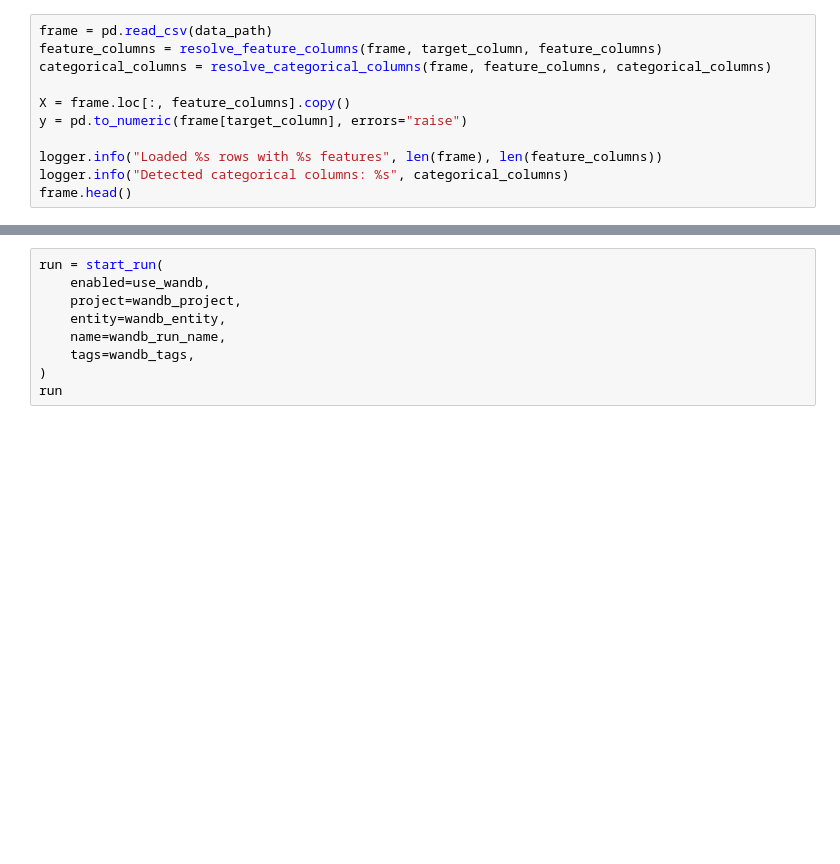
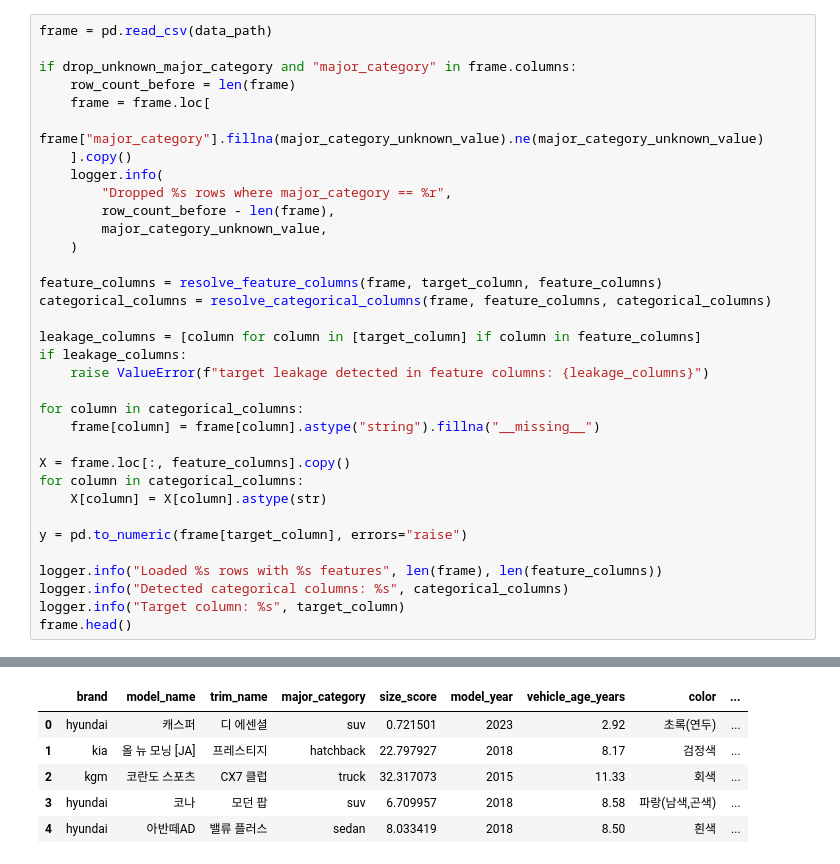
Before and after one commit to SKNETWORKS-FAMILY-AICAMP/SKN28-1st-4team, a Jupyter notebook: predict_engine_research/src/main.ipynb, the cells around one changed output, grey strips where cells are left out. Cells and saved outputs as stored; diff of their text form; blank space fills up the shorter version.

```diff
--- a/predict_engine_research/src/main.ipynb
+++ b/predict_engine_research/src/main.ipynb
@@ -65,11 +142,35 @@ device_report
 # %%
 frame = pd.read_csv(data_path)
+
+if drop_unknown_major_category and "major_category" in frame.columns:
+    row_count_before = len(frame)
+    frame = frame.loc[
+        frame["major_category"].fillna(major_category_unknown_value).ne(major_category_unknown_value)
+    ].copy()
+    logger.info(
+        "Dropped %s rows where major_category == %r",
+        row_count_before - len(frame),
+        major_category_unknown_value,
+    )
+
 feature_columns = resolve_feature_columns(frame, target_column, feature_columns)
 categorical_columns = resolve_categorical_columns(frame, feature_columns, categorical_columns)
 
+leakage_columns = [column for column in [target_column] if column in feature_columns]
+if leakage_columns:
+    raise ValueError(f"target leakage detected in feature columns: {leakage_columns}")
+
+for column in categorical_columns:
+    frame[column] = frame[column].astype("string").fillna("__missing__")
+
 X = frame.loc[:, feature_columns].copy()
+for column in categorical_columns:
+    X[column] = X[column].astype(str)
+
 y = pd.to_numeric(frame[target_column], errors="raise")
 
 logger.info("Loaded %s rows with %s features", len(frame), len(feature_columns))
 logger.info("Detected categorical columns: %s", categorical_columns)
+logger.info("Target column: %s", target_column)
 frame.head()
+# %% [output]
@@ -76,9 +181,6 @@ frame.head()
+|  | brand | model_name | trim_name | major_category | size_score | model_year | vehicle_age_years | color | ... |
+| 0 | hyundai | 캐스퍼 | 디 에센셜 | suv | 0.721501 | 2023 | 2.92 | 초록(연두) | ... |
+| 1 | kia | 올 뉴 모닝 [JA] | 프레스티지 | hatchback | 22.797927 | 2018 | 8.17 | 검정색 | ... |
+| 2 | kgm | 코란도 스포츠 | CX7 클럽 | truck | 32.317073 | 2015 | 11.33 | 회색 | ... |
+| 3 | hyundai | 코나 | 모던 팝 | suv | 6.709957 | 2018 | 8.58 | 파랑(남색,곤색) | ... |
+| 4 | hyundai | 아반떼AD | 밸류 플러스 | sedan | 8.033419 | 2018 | 8.50 | 흰색 | ... |
-# %%
-run = start_run(
-    enabled=use_wandb,
-    project=wandb_project,
-    entity=wandb_entity,
-    name=wandb_run_name,
-    tags=wandb_tags,
-)
-run
```
Also changed, not shown: parts of 13 cells of this notebook, 15 other files.
